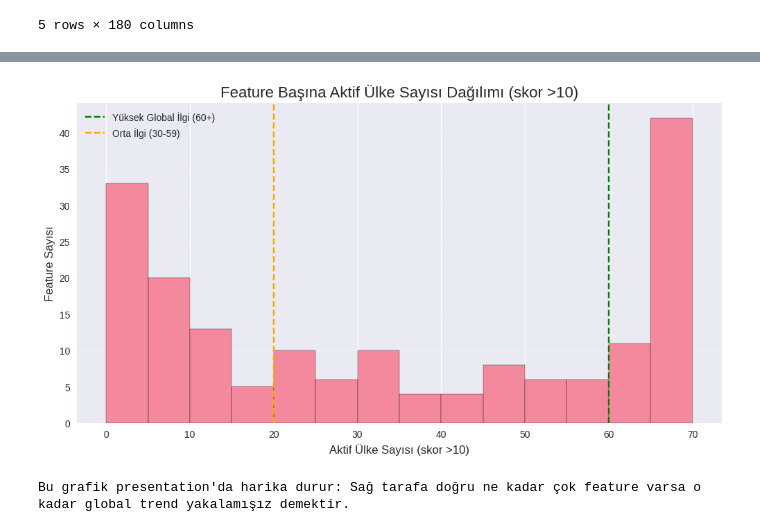
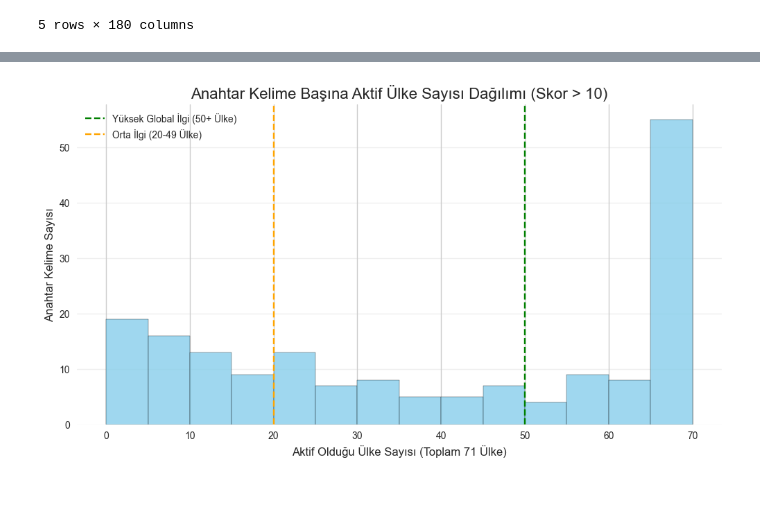
Before and after one commit to semayilmazs/Cultural-Similarity, a Jupyter notebook: EDA.ipynb, the cells around one changed output, grey strips where cells are left out. Cells and saved outputs as stored; diff of their text form; code cells hidden in the pictures; blank space fills up the shorter version.

```diff
--- a/EDA.ipynb
+++ b/EDA.ipynb
@@ -14,7 +14,7 @@ sns.set_palette("husl")
 print("Kütüphaneler yüklendi.\n")
 
 # Veri yükleme
-df = pd.read_csv('final_proje_dataset_CLEAN.csv')
+df = pd.read_csv('data/raw/final_proje_dataset_CLEAN.csv')
 
 print(f"Veri seti başarıyla yüklendi!")
 print(f"Toplam satır: {df.shape[0]:,}")
@@ -134,18 +163,26 @@ print(coverage_df.tail(10)[['feature', 'active_country_count']].to_string(index=
 # %%
-# CELL 4 - Görselleştirme: Feature Kapsamı Dağılımı
+import matplotlib.pyplot as plt
+import seaborn as sns
+
+# Görselleştirme ayarları
 plt.figure(figsize=(12, 6))
-plt.hist(coverage_df['active_country_count'], bins=range(0, 71, 5), edgecolor='black', alpha=0.8)
-plt.title('Feature Başına Aktif Ülke Sayısı Dağılımı (skor >10)', fontsize=16)
-plt.xlabel('Aktif Ülke Sayısı (skor >10)', fontsize=12)
-plt.ylabel('Feature Sayısı', fontsize=12)
-plt.axvline(60, color='green', linestyle='--', label='Yüksek Global İlgi (60+)')
-plt.axvline(20, color='orange', linestyle='--', label='Orta İlgi (30-59)')
+sns.set_style("whitegrid")
+
+# Histogram: coverage_df'deki aktif ülke sayılarını dağılım olarak göster
+plt.hist(coverage_df['active_country_count'], bins=range(0, 72, 5),
+    color='skyblue', edgecolor='black', alpha=0.8)
+
+plt.title('Anahtar Kelime Başına Aktif Ülke Sayısı Dağılımı (Skor > 10)', fontsize=16)
+plt.xlabel('Aktif Olduğu Ülke Sayısı (Toplam 71 Ülke)', fontsize=12)
+plt.ylabel('Anahtar Kelime Sayısı', fontsize=12)
+
+# Referans çizgileri
+plt.axvline(50, color='green', linestyle='--', label='Yüksek Global İlgi (50+ Ülke)')
+plt.axvline(20, color='orange', linestyle='--', label='Orta İlgi (20-49 Ülke)')
+
 plt.legend()
 plt.grid(axis='y', alpha=0.3)
 plt.show()
-
-print("Bu grafik presentation'da harika durur: Sağ tarafa doğru ne kadar çok feature varsa o kadar global trend yakalamışız demektir.")
 # %% [output]
-[figure, old version]
+[figure, new version]
-Bu grafik presentation'da harika durur: Sağ tarafa doğru ne kadar çok feature varsa o kadar global trend yakalamışız demektir.
 # %%
```
Also changed, not shown: parts of 5 cells of this notebook, 20 other files.
